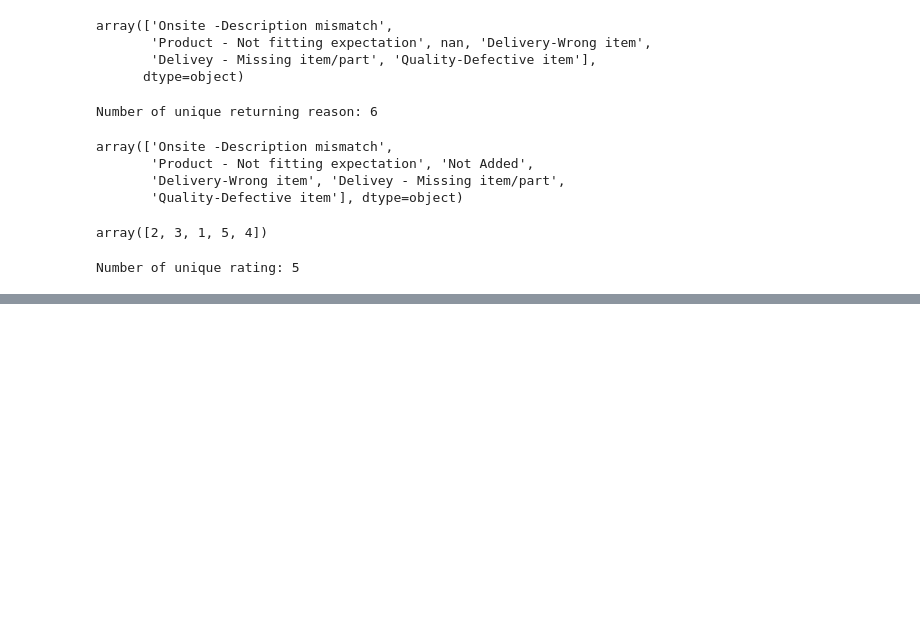
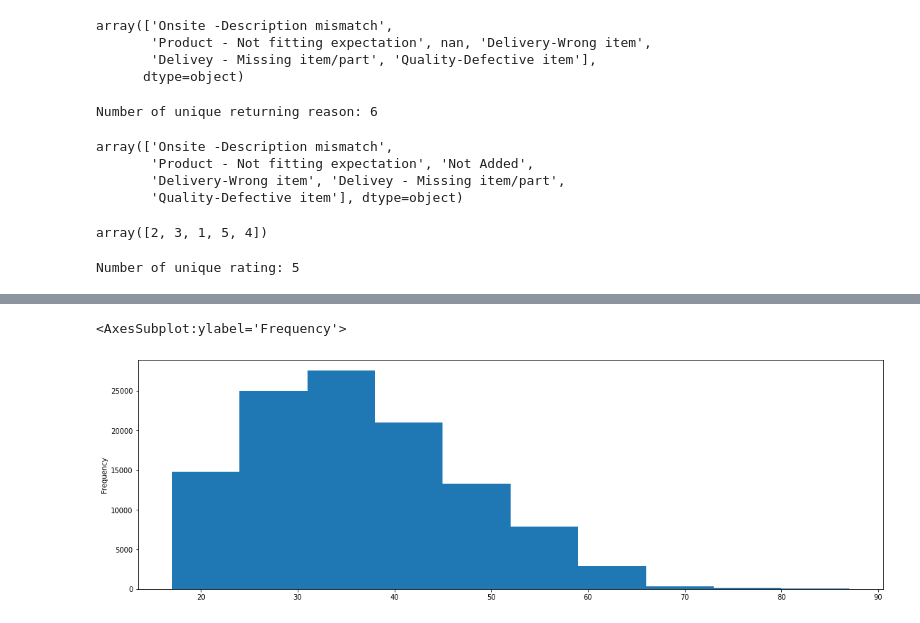
Before and after one commit to iimrx/festman_challenge, a Jupyter notebook: etl.ipynb, the cells around one changed output, grey strips where cells are left out. Saved outputs shown, nothing was run; the diff lists cells and outputs as text; code cells hidden in the pictures; blank space fills up the shorter version.

```diff
--- a/etl.ipynb
+++ b/etl.ipynb
@@ -154,0 +159,5 @@ Number of unique rating: 5
+# %%
+df['customer_age'].plot.hist(figsize=(19,6))
+# %% [output]
+<AxesSubplot:ylabel='Frequency'>
+[figure, added]
```
Also changed, not shown: parts of 9 cells of this notebook.
